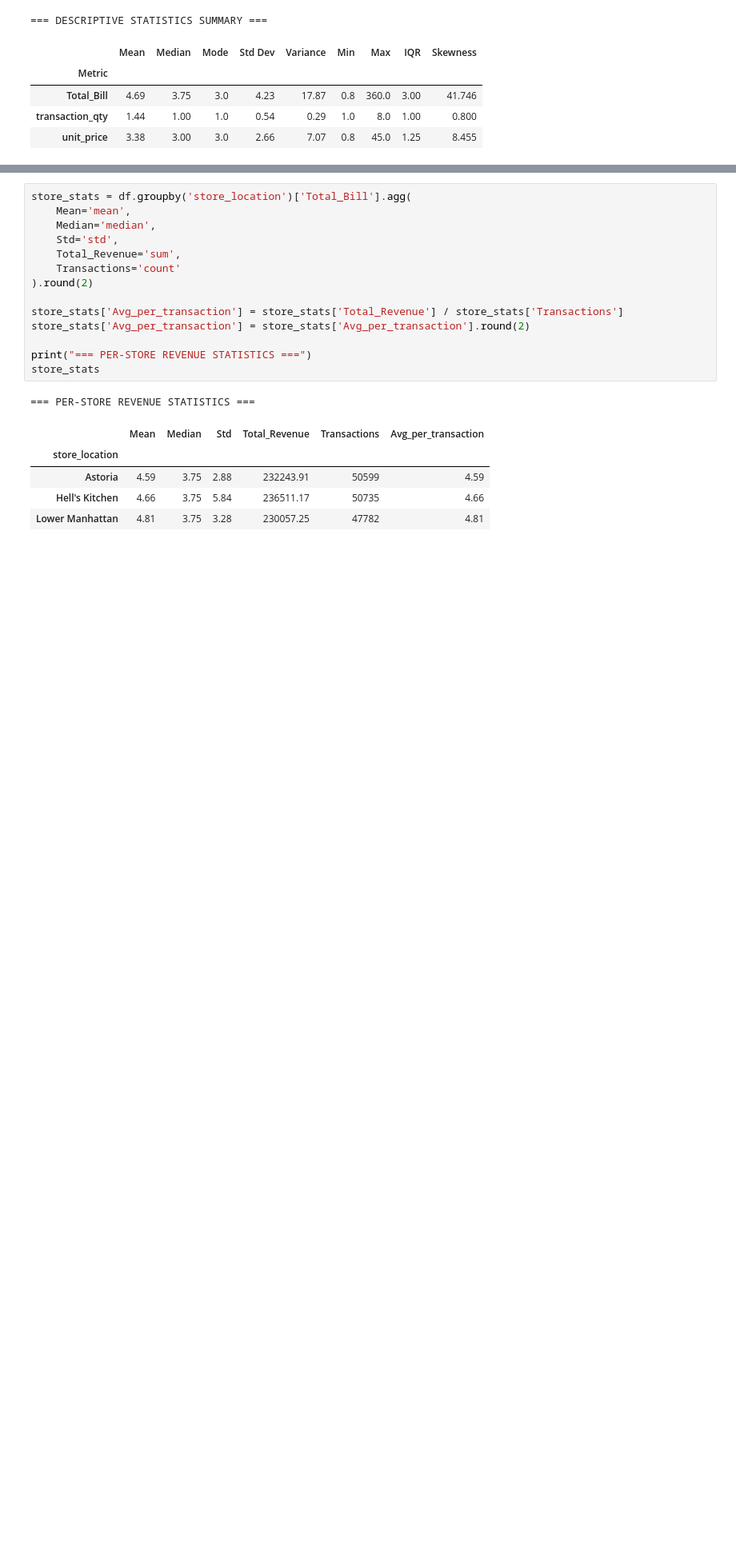
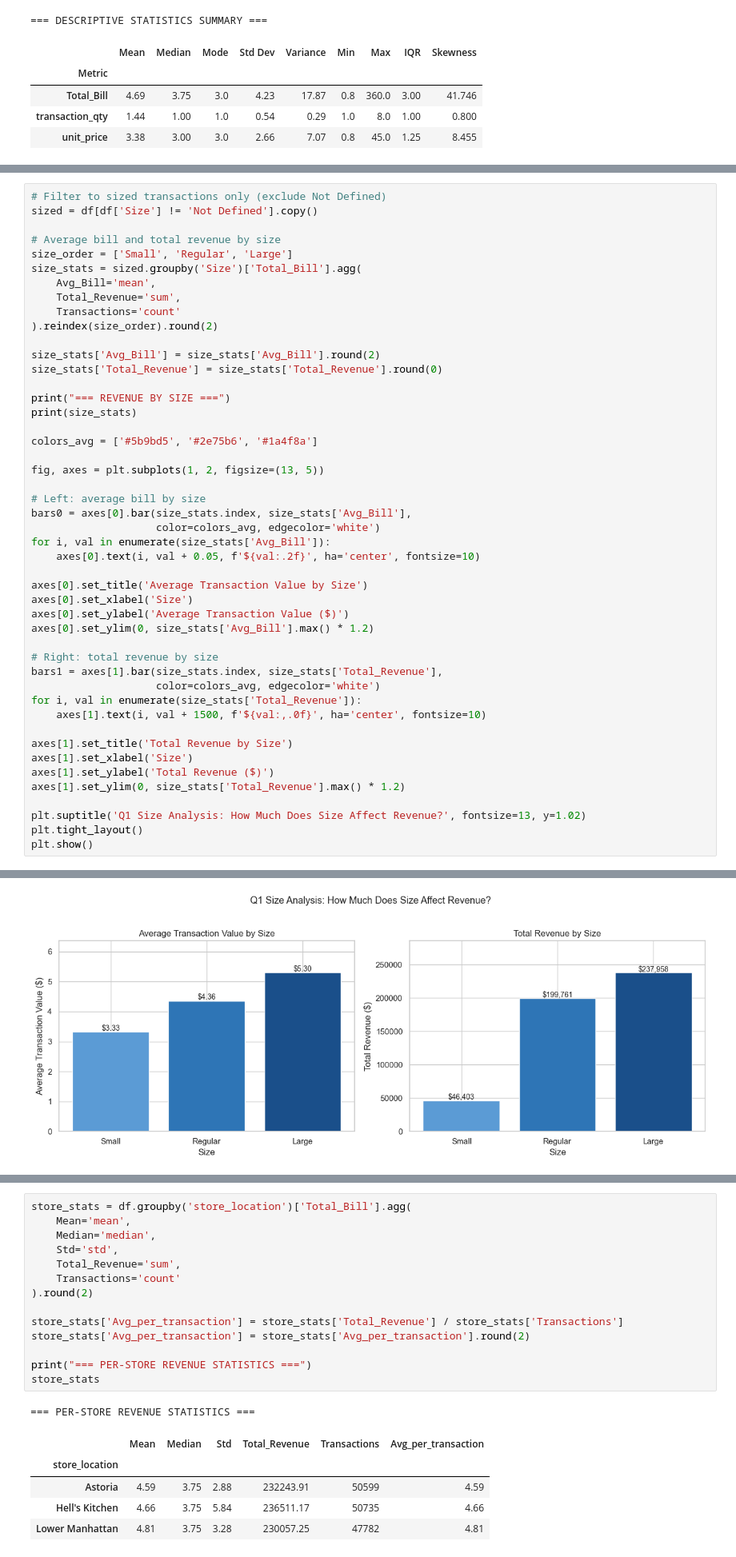
Before and after one commit to Matthieu-Blue-Montecillo/Business-Analytics-Final-Project, a Jupyter notebook: eda/myenv/src/Coffee.ipynb, the cells around one changed output, grey strips where cells are left out. Shown at 80% size. Drawn from its saved outputs; the diff is of its cells as text; blank space fills up the shorter version.

```diff
--- a/eda/myenv/src/Coffee.ipynb
+++ b/eda/myenv/src/Coffee.ipynb
@@ -389,0 +511,48 @@ plt.show()
+# %%
+# Filter to sized transactions only (exclude Not Defined)
+sized = df[df['Size'] != 'Not Defined'].copy()
+
+# Average bill and total revenue by size
+size_order = ['Small', 'Regular', 'Large']
+size_stats = sized.groupby('Size')['Total_Bill'].agg(
+    Avg_Bill='mean',
+    Total_Revenue='sum',
+    Transactions='count'
+).reindex(size_order).round(2)
+
+size_stats['Avg_Bill'] = size_stats['Avg_Bill'].round(2)
+size_stats['Total_Revenue'] = size_stats['Total_Revenue'].round(0)
+
+print("=== REVENUE BY SIZE ===")
+print(size_stats)
+
+colors_avg = ['#5b9bd5', '#2e75b6', '#1a4f8a']
+
+fig, axes = plt.subplots(1, 2, figsize=(13, 5))
+
+# Left: average bill by size
+bars0 = axes[0].bar(size_stats.index, size_stats['Avg_Bill'],
+                    color=colors_avg, edgecolor='white')
+for i, val in enumerate(size_stats['Avg_Bill']):
+    axes[0].text(i, val + 0.05, f'${val:.2f}', ha='center', fontsize=10)
+
+axes[0].set_title('Average Transaction Value by Size')
+axes[0].set_xlabel('Size')
+axes[0].set_ylabel('Average Transaction Value ($)')
+axes[0].set_ylim(0, size_stats['Avg_Bill'].max() * 1.2)
+
+# Right: total revenue by size
+bars1 = axes[1].bar(size_stats.index, size_stats['Total_Revenue'],
+                    color=colors_avg, edgecolor='white')
+for i, val in enumerate(size_stats['Total_Revenue']):
+    axes[1].text(i, val + 1500, f'${val:,.0f}', ha='center', fontsize=10)
+
+axes[1].set_title('Total Revenue by Size')
+axes[1].set_xlabel('Size')
+axes[1].set_ylabel('Total Revenue ($)')
+axes[1].set_ylim(0, size_stats['Total_Revenue'].max() * 1.2)
+
+plt.suptitle('Q1 Size Analysis: How Much Does Size Affect Revenue?', fontsize=13, y=1.02)
+plt.tight_layout()
+plt.show()
+# %% [output]
@@ -389,0 +565 @@ plt.show()
+[figure, added]
```
Also changed, not shown: parts of 77 cells of this notebook.
